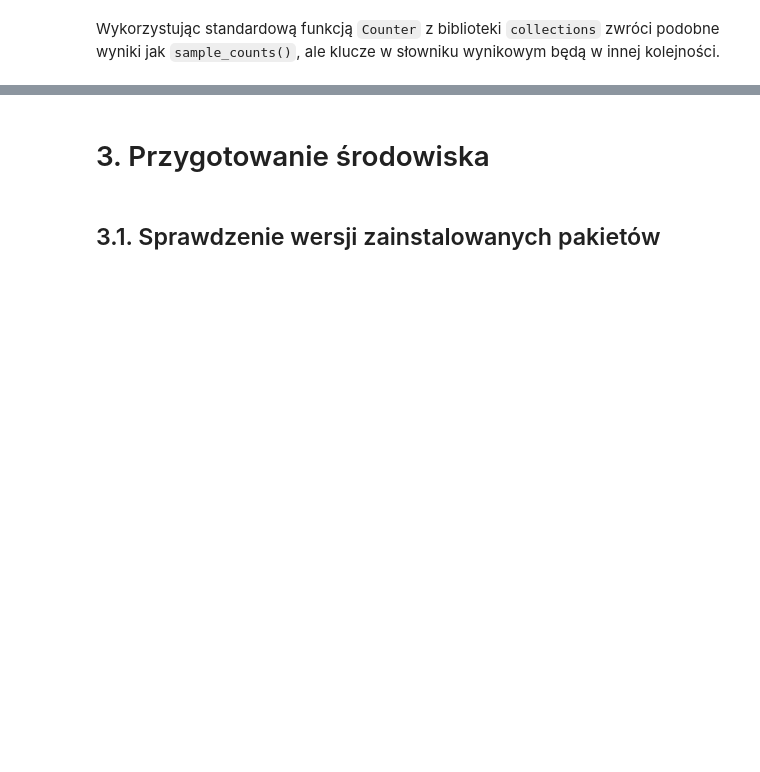
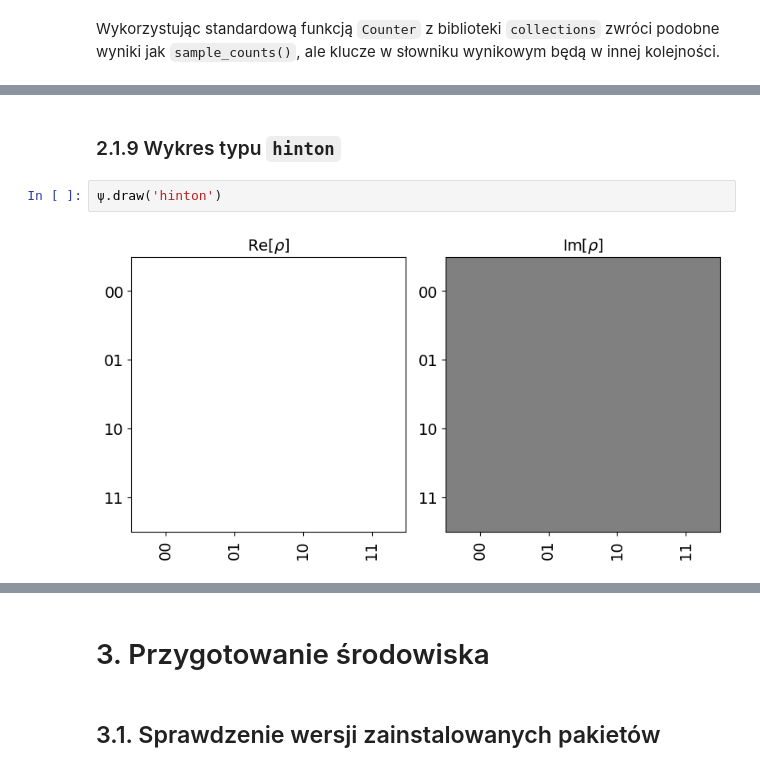
Before and after one commit to bojaruniec/ksi_dokt, a Jupyter notebook: deutsch_jozsa_opis.ipynb, the cells around one changed output, grey strips where cells are left out. Saved outputs shown, nothing was run; the diff lists cells and outputs as text; blank space fills up the shorter version.

```diff
--- a/deutsch_jozsa_opis.ipynb
+++ b/deutsch_jozsa_opis.ipynb
@@ -112,0 +185,6 @@ Counter({'01': 264, '00': 256, '11': 252, '10': 252})
+# %% [markdown]
+### 2.1.9 Wykres typu `hinton`
+# %%
+ψ.draw('hinton')
+# %% [output]
+[figure, added]
```
Also changed, not shown: parts of 39 cells of this notebook.
